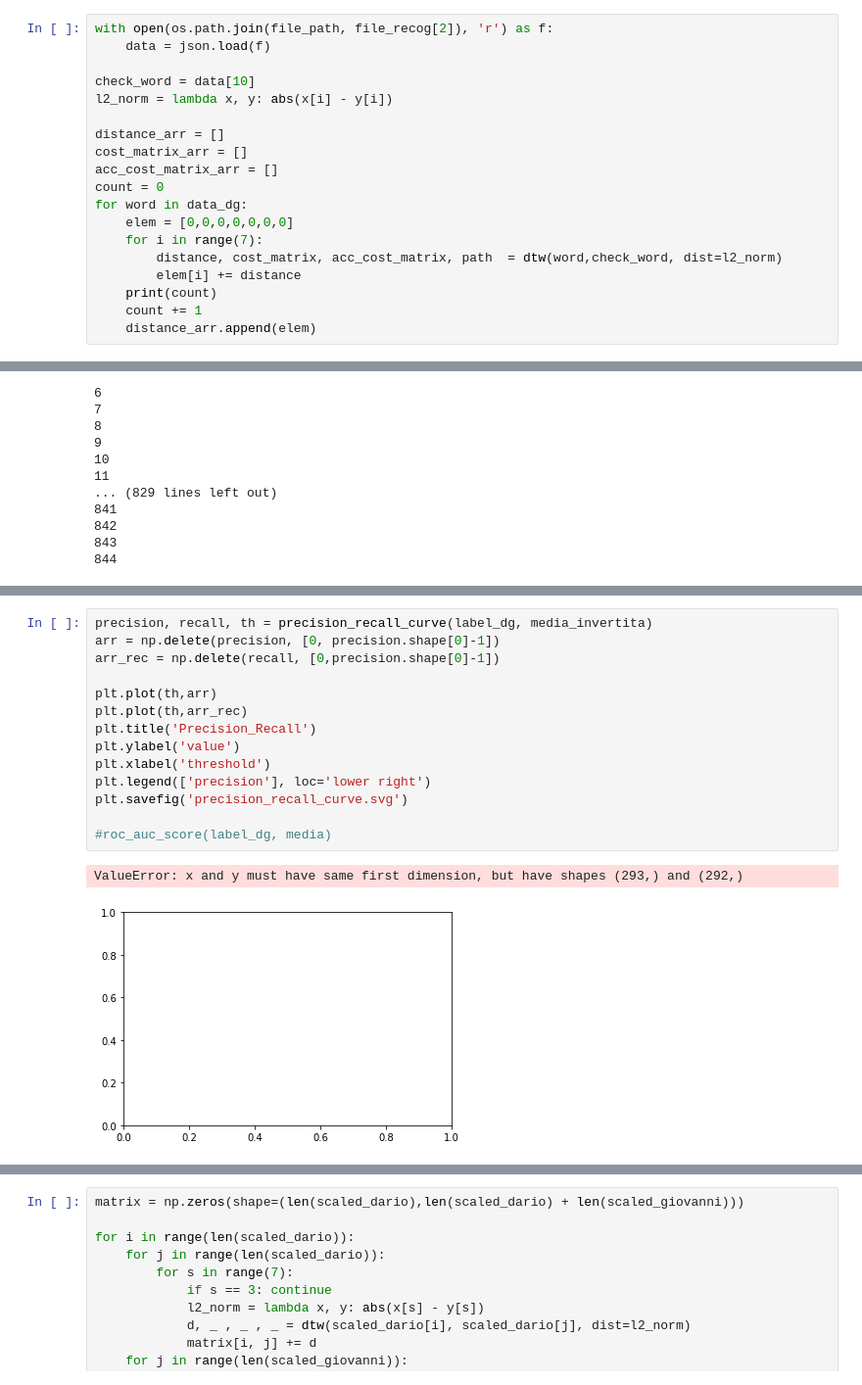
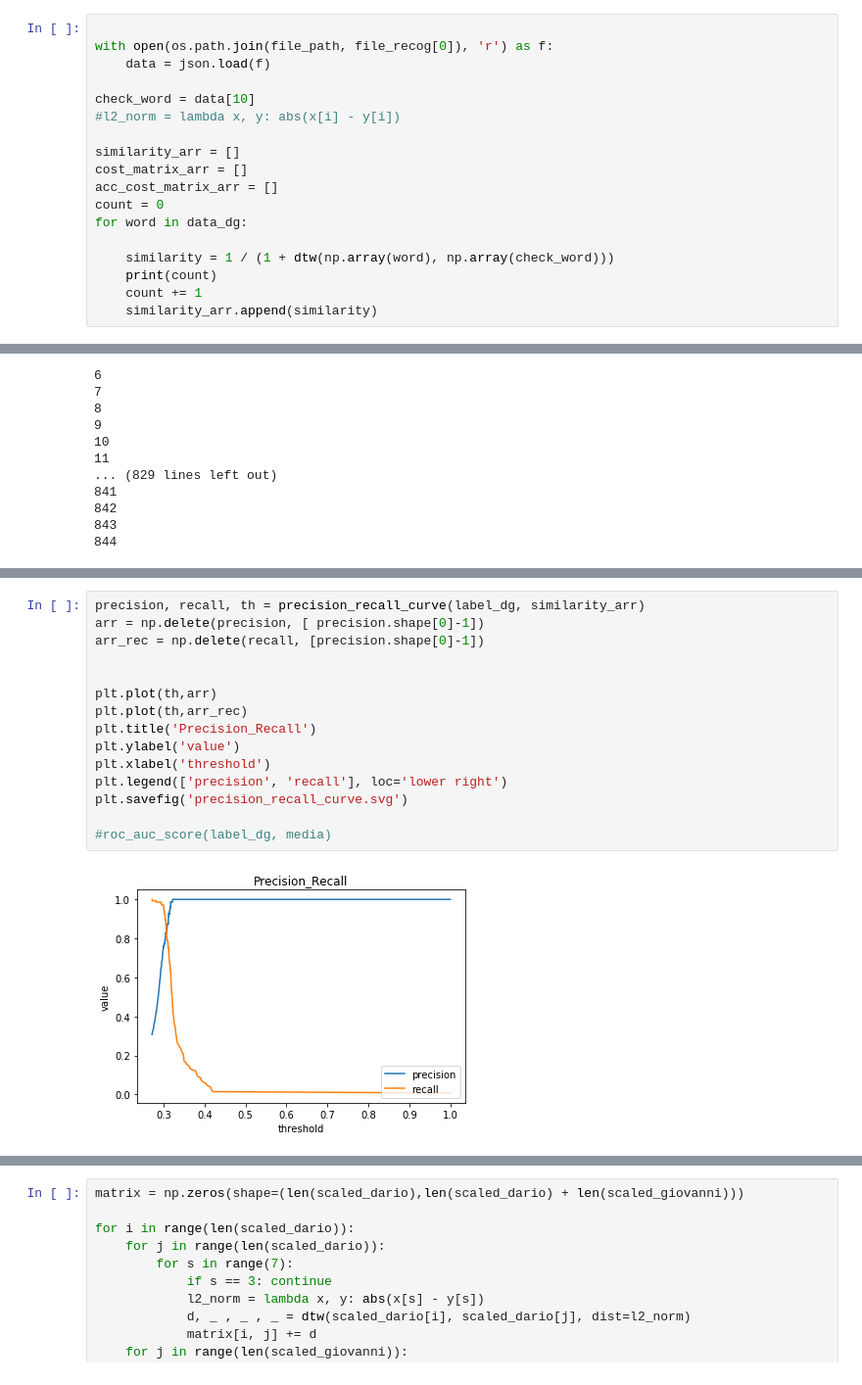
Before and after one commit to antoniomuso/PeterPen, a Jupyter notebook: data_processing/TIME_WARP.ipynb, the cells around one changed output, grey strips where cells are left out. Shown at 98% size. Cells and saved outputs as stored; diff of their text form.

```diff
--- a/data_processing/TIME_WARP.ipynb
+++ b/data_processing/TIME_WARP.ipynb
@@ -99,24 +102,23 @@ random.shuffle(labelled_data_dg)
 
 data_dg, label_dg = xy_data(labelled_data_dg)
 # %%
-with open(os.path.join(file_path, file_recog[2]), 'r') as f:
+
+with open(os.path.join(file_path, file_recog[0]), 'r') as f:
     data = json.load(f)
 
 check_word = data[10]
-l2_norm = lambda x, y: abs(x[i] - y[i])
+#l2_norm = lambda x, y: abs(x[i] - y[i])
 
-distance_arr = []
+similarity_arr = []
 cost_matrix_arr = []
 acc_cost_matrix_arr = []
 count = 0
 for word in data_dg:
-    elem = [0,0,0,0,0,0,0]
-    for i in range(7):
-        distance, cost_matrix, acc_cost_matrix, path  = dtw(word,check_word, dist=l2_norm)
-        elem[i] += distance
+
+    similarity = 1 / (1 + dtw(np.array(word), np.array(check_word)))
     print(count)
     count += 1
-    distance_arr.append(elem)
+    similarity_arr.append(similarity)
 # %% [output]
 0
 1
@@ -195,20 +191,20 @@ plt.savefig('ROC_CURVE.svg')
 # %%
-precision, recall, th = precision_recall_curve(label_dg, media_invertita)
-arr = np.delete(precision, [0, precision.shape[0]-1])
-arr_rec = np.delete(recall, [0,precision.shape[0]-1])
+precision, recall, th = precision_recall_curve(label_dg, similarity_arr)
+arr = np.delete(precision, [ precision.shape[0]-1])
+arr_rec = np.delete(recall, [precision.shape[0]-1])
+
 
 plt.plot(th,arr)
 plt.plot(th,arr_rec)
 plt.title('Precision_Recall')
 plt.ylabel('value')
 plt.xlabel('threshold')
-plt.legend(['precision'], loc='lower right')
+plt.legend(['precision', 'recall'], loc='lower right')
 plt.savefig('precision_recall_curve.svg')
 
 #roc_auc_score(label_dg, media)
 # %% [output]
-ValueError: x and y must have same first dimension, but have shapes (293,) and (292,)
-[figure, old version]
+[figure, new version]
 # %%
 fpr, tpr , threshold= roc_curve(label_dg, media_invertita)
 fnr = 1 - tpr
```
Also changed, not shown: parts of 7 cells of this notebook, 3 other files.
